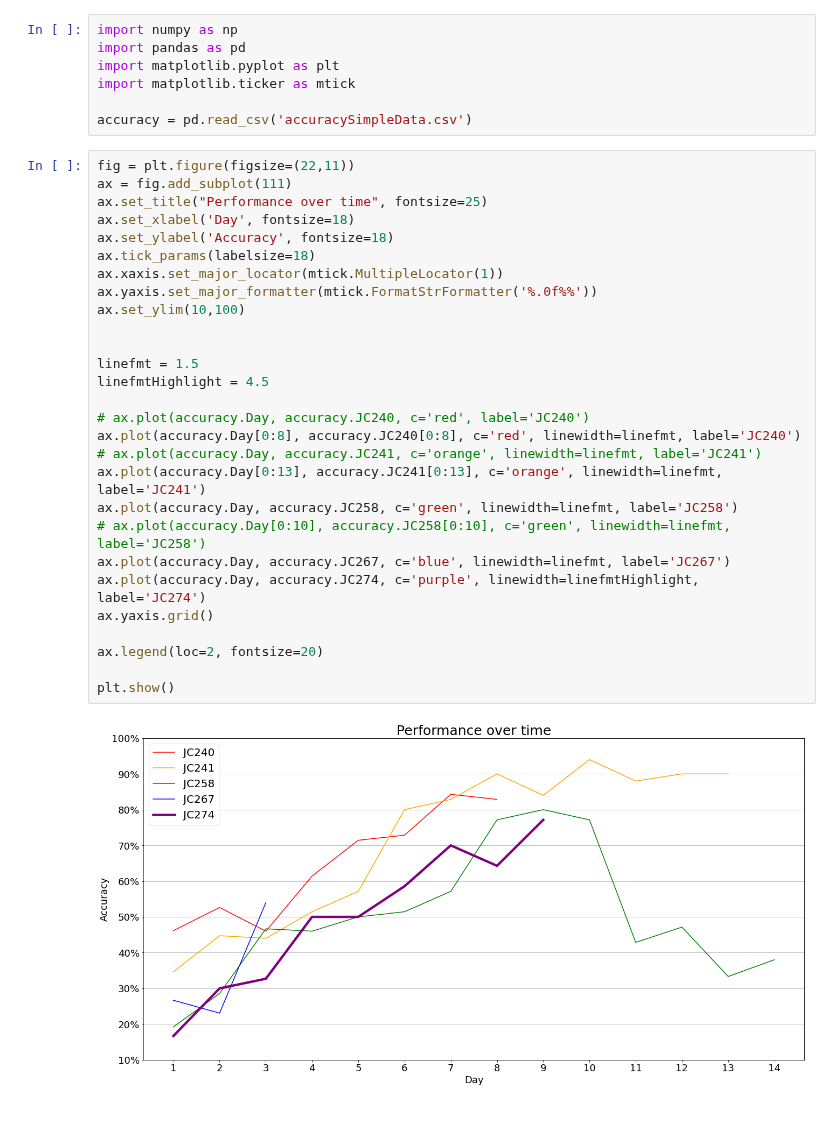
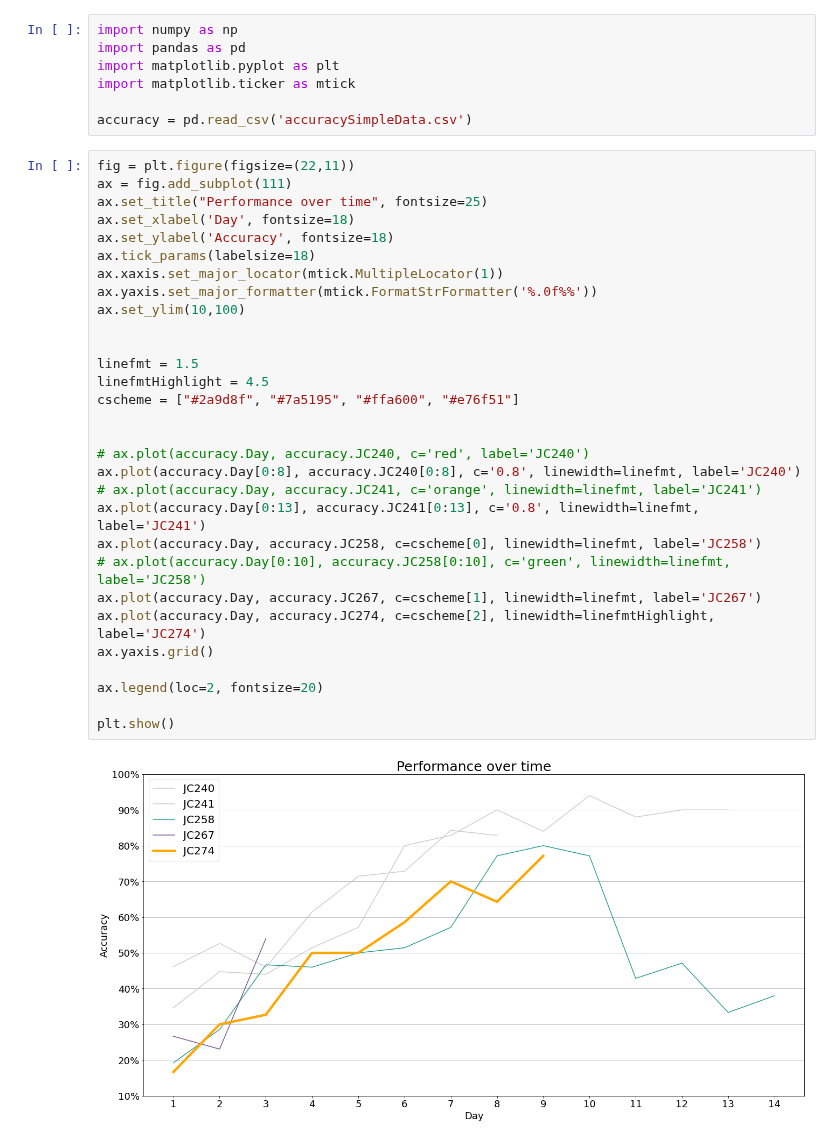
Before and after one commit to shauryagoyall/Andrea-Data, a Jupyter notebook: accuracySimple-v1.ipynb, the cells around one changed output. Cells and saved outputs as stored; diff of their text form.

```diff
--- a/accuracySimple-v1.ipynb
+++ b/accuracySimple-v1.ipynb
@@ -8,30 +8,32 @@ accuracy = pd.read_csv('accuracySimpleData.csv')
 # %%
 fig = plt.figure(figsize=(22,11))
 ax = fig.add_subplot(111)
 ax.set_title("Performance over time", fontsize=25)
 ax.set_xlabel('Day', fontsize=18)
 ax.set_ylabel('Accuracy', fontsize=18)
 ax.tick_params(labelsize=18)
 ax.xaxis.set_major_locator(mtick.MultipleLocator(1))
 ax.yaxis.set_major_formatter(mtick.FormatStrFormatter('%.0f%%'))
 ax.set_ylim(10,100)
 
 
 linefmt = 1.5
 linefmtHighlight = 4.5
+cscheme = ["#2a9d8f", "#7a5195", "#ffa600", "#e76f51"]
+
 
 # ax.plot(accuracy.Day, accuracy.JC240, c='red', label='JC240')
-ax.plot(accuracy.Day[0:8], accuracy.JC240[0:8], c='red', linewidth=linefmt, label='JC240')
+ax.plot(accuracy.Day[0:8], accuracy.JC240[0:8], c='0.8', linewidth=linefmt, label='JC240')
 # ax.plot(accuracy.Day, accuracy.JC241, c='orange', linewidth=linefmt, label='JC241')
-ax.plot(accuracy.Day[0:13], accuracy.JC241[0:13], c='orange', linewidth=linefmt, label='JC241')
-ax.plot(accuracy.Day, accuracy.JC258, c='green', linewidth=linefmt, label='JC258')
+ax.plot(accuracy.Day[0:13], accuracy.JC241[0:13], c='0.8', linewidth=linefmt, label='JC241')
+ax.plot(accuracy.Day, accuracy.JC258, c=cscheme[0], linewidth=linefmt, label='JC258')
 # ax.plot(accuracy.Day[0:10], accuracy.JC258[0:10], c='green', linewidth=linefmt, label='JC258')
-ax.plot(accuracy.Day, accuracy.JC267, c='blue', linewidth=linefmt, label='JC267')
-ax.plot(accuracy.Day, accuracy.JC274, c='purple', linewidth=linefmtHighlight, label='JC274')
+ax.plot(accuracy.Day, accuracy.JC267, c=cscheme[1], linewidth=linefmt, label='JC267')
+ax.plot(accuracy.Day, accuracy.JC274, c=cscheme[2], linewidth=linefmtHighlight, label='JC274')
 ax.yaxis.grid()
 
 ax.legend(loc=2, fontsize=20)
 
 plt.show()
 # %% [output]
-[figure, old version]
+[figure, new version]
```
